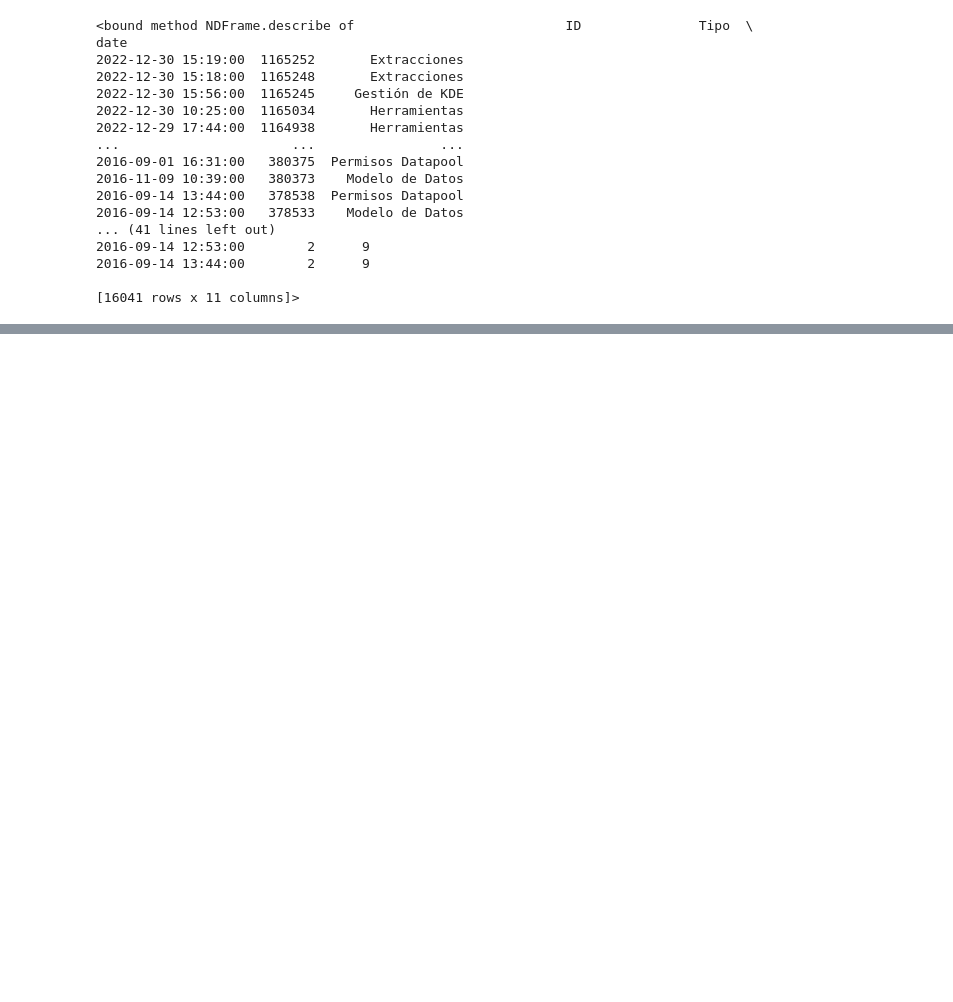
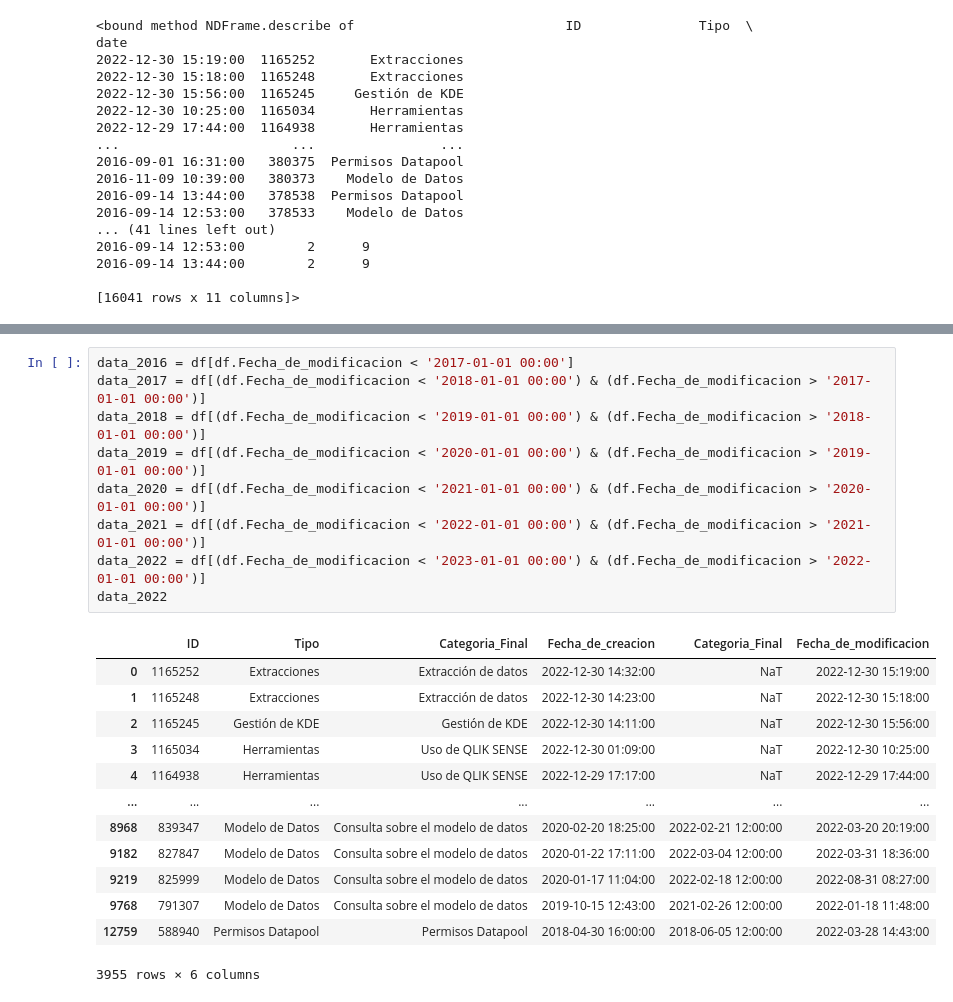
Before and after one commit to jvidorreta/TFG_SDG_JVID, a Jupyter notebook: TFG_SDG_JVID.ipynb, the cells around one changed output, grey strips where cells are left out. Cells and saved outputs as stored; diff of their text form; blank space fills up the shorter version.

```diff
--- a/TFG_SDG_JVID.ipynb
+++ b/TFG_SDG_JVID.ipynb
@@ -246,0 +314,23 @@ date
+# %%
+data_2016 = df[df.Fecha_de_modificacion < '2017-01-01 00:00']
+data_2017 = df[(df.Fecha_de_modificacion < '2018-01-01 00:00') & (df.Fecha_de_modificacion > '2017-01-01 00:00')]
+data_2018 = df[(df.Fecha_de_modificacion < '2019-01-01 00:00') & (df.Fecha_de_modificacion > '2018-01-01 00:00')]
+data_2019 = df[(df.Fecha_de_modificacion < '2020-01-01 00:00') & (df.Fecha_de_modificacion > '2019-01-01 00:00')]
+data_2020 = df[(df.Fecha_de_modificacion < '2021-01-01 00:00') & (df.Fecha_de_modificacion > '2020-01-01 00:00')]
+data_2021 = df[(df.Fecha_de_modificacion < '2022-01-01 00:00') & (df.Fecha_de_modificacion > '2021-01-01 00:00')]
+data_2022 = df[(df.Fecha_de_modificacion < '2023-01-01 00:00') & (df.Fecha_de_modificacion > '2022-01-01 00:00')]
+data_2022
+# %% [output]
+|  | ID | Tipo | Categoria_Final | Fecha_de_creacion | Categoria_Final | Fecha_de_modificacion |
+| 0 | 1165252 | Extracciones | Extracción de datos | 2022-12-30 14:32:00 | NaT | 2022-12-30 15:19:00 |
+| 1 | 1165248 | Extracciones | Extracción de datos | 2022-12-30 14:23:00 | NaT | 2022-12-30 15:18:00 |
+| 2 | 1165245 | Gestión de KDE | Gestión de KDE | 2022-12-30 14:11:00 | NaT | 2022-12-30 15:56:00 |
+| 3 | 1165034 | Herramientas | Uso de QLIK SENSE | 2022-12-30 01:09:00 | NaT | 2022-12-30 10:25:00 |
+| 4 | 1164938 | Herramientas | Uso de QLIK SENSE | 2022-12-29 17:17:00 | NaT | 2022-12-29 17:44:00 |
+| ... | ... | ... | ... | ... | ... | ... |
+| 8968 | 839347 | Modelo de Datos | Consulta sobre el modelo de datos | 2020-02-20 18:25:00 | 2022-02-21 12:00:00 | 2022-03-20 20:19:00 |
+| 9182 | 827847 | Modelo de Datos | Consulta sobre el modelo de datos | 2020-01-22 17:11:00 | 2022-03-04 12:00:00 | 2022-03-31 18:36:00 |
+| 9219 | 825999 | Modelo de Datos | Consulta sobre el modelo de datos | 2020-01-17 11:04:00 | 2022-02-18 12:00:00 | 2022-08-31 08:27:00 |
+| 9768 | 791307 | Modelo de Datos | Consulta sobre el modelo de datos | 2019-10-15 12:43:00 | 2021-02-26 12:00:00 | 2022-01-18 11:48:00 |
+| 12759 | 588940 | Permisos Datapool | Permisos Datapool | 2018-04-30 16:00:00 | 2018-06-05 12:00:00 | 2022-03-28 14:43:00 |
+3955 rows × 6 columns
```
Also changed, not shown: parts of 8 cells of this notebook.
